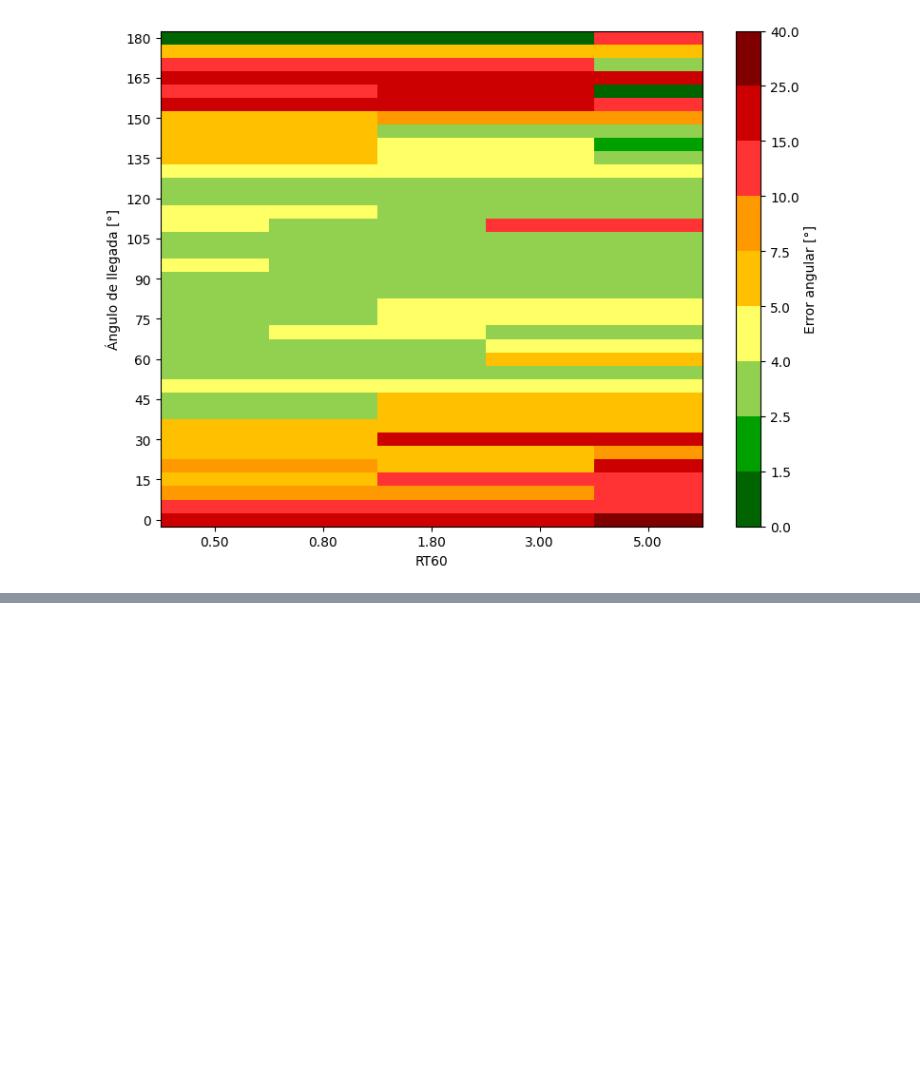
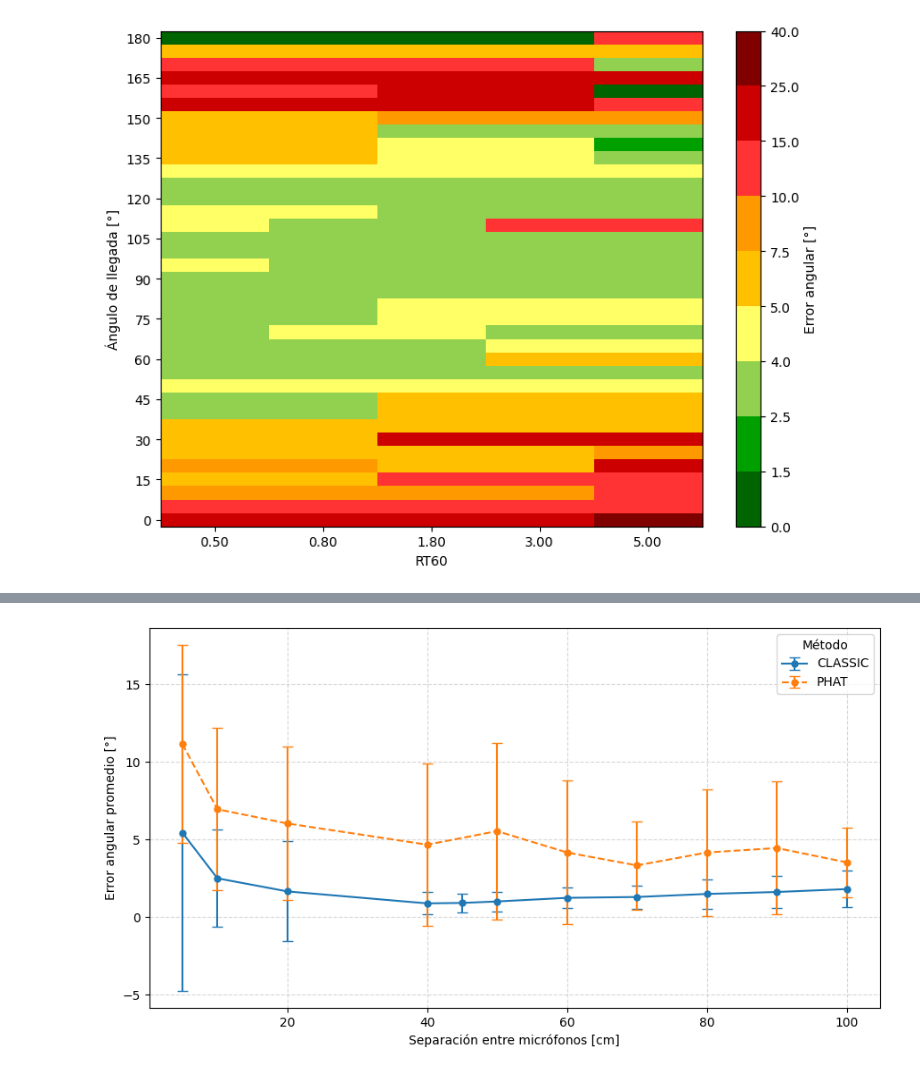
Before and after one commit to electronicos-anonimos/tp_dsp_tdoa, a Jupyter notebook: graph.ipynb, the cells around one changed output, grey strips where cells are left out. Drawn from its saved outputs; the diff is of its cells as text; code cells hidden in the pictures; blank space fills up the shorter version.

Commit message:
graficos de distancia

```diff
--- a/graph.ipynb
+++ b/graph.ipynb
@@ -143,0 +353,89 @@ plt.show()
+# %%
+
+import pandas as pd
+import numpy as np
+import matplotlib.pyplot as plt
+import glob
+import re
+import os
+
+# === CONFIGURACIÓN ===
+csv_folder = "csv_results"
+pattern = os.path.join(csv_folder, "sweep_medium_rev_*_mic_*.csv")
+
+# === CARGA DE DATOS ===
+archivos = glob.glob(pattern)
+if not archivos:
+    raise FileNotFoundError("No se encontraron archivos en la carpeta 'csv_results'.")
+
+datos = []
+for archivo in archivos:
+    match = re.search(r"rev_(\d+)(cm|m)_mic_(.*?)\.csv", archivo)
+    if match:
+        valor = int(match.group(1))
+        unidad = match.group(2)
+        metodo = match.group(3).upper()
+
+        # Convertir a cm
+        distancia_cm = valor if unidad == "cm" else valor * 100
+
+        df_tmp = pd.read_csv(archivo)
+        error_medio = df_tmp["angle_error"].mean()
+        error_std = df_tmp["angle_error"].std()
+
+        datos.append({
+            "distancia_cm": distancia_cm,
+            "method": metodo,
+            "error_promedio": error_medio,
+            "error_std": error_std
+        })
+
+df_plot = pd.DataFrame(datos)
+
+# === ESTÉTICA DE TRAZOS Y COLORES ===
+colores = {
+    "CLASSIC": "tab:blue",
+    "PHAT": "tab:orange",
+    "ROTH": "tab:green",
+    "SCOT": "tab:red"
+}
+trazos = {
+    "CLASSIC": "-",
+    "PHAT": "--",
+    "ROTH": "-.",
+    "SCOT": ":"
+}
+
+# === FUNCION DE TRAZADO GENERAL ===
+def graficar_metodos(metodos, nombre_archivo):
+    plt.figure(figsize=(9, 5))
+    for metodo in metodos:
+        df_met = df_plot[df_plot["method"] == metodo].sort_values("distancia_cm")
+        plt.errorbar(
+            df_met["distancia_cm"],
+            df_met["error_promedio"],
+            yerr=df_met["error_std"],
+            label=metodo,
+            fmt='o',
+            linestyle=trazos.get(metodo, "-"),
+            color=colores.get(metodo, None),
+            capsize=4,
+            linewidth=1.5,
+            markersize=5
+        )
+
+    plt.xlabel("Separación entre micrófonos [cm]")
+    plt.ylabel("Error angular promedio [°]")
+    plt.grid(True, linestyle="--", alpha=0.5)
+    plt.legend(title="Método", loc="upper right")
+    plt.tight_layout()
+
+    os.makedirs("figuras_distancia", exist_ok=True)
+    plt.savefig(f"figuras_distancia/{nombre_archivo}.png", dpi=300)
+    plt.show()
+
+# === GRAFICAR AMBOS GRUPOS ===
+graficar_metodos(["CLASSIC", "PHAT"], "error_vs_distancia_classic_phat")
+graficar_metodos(["ROTH", "SCOT"], "error_vs_distancia_roth_scot")
+# %% [output]
+[figure, added]
```
Also changed, not shown: parts of 5 cells of this notebook.
